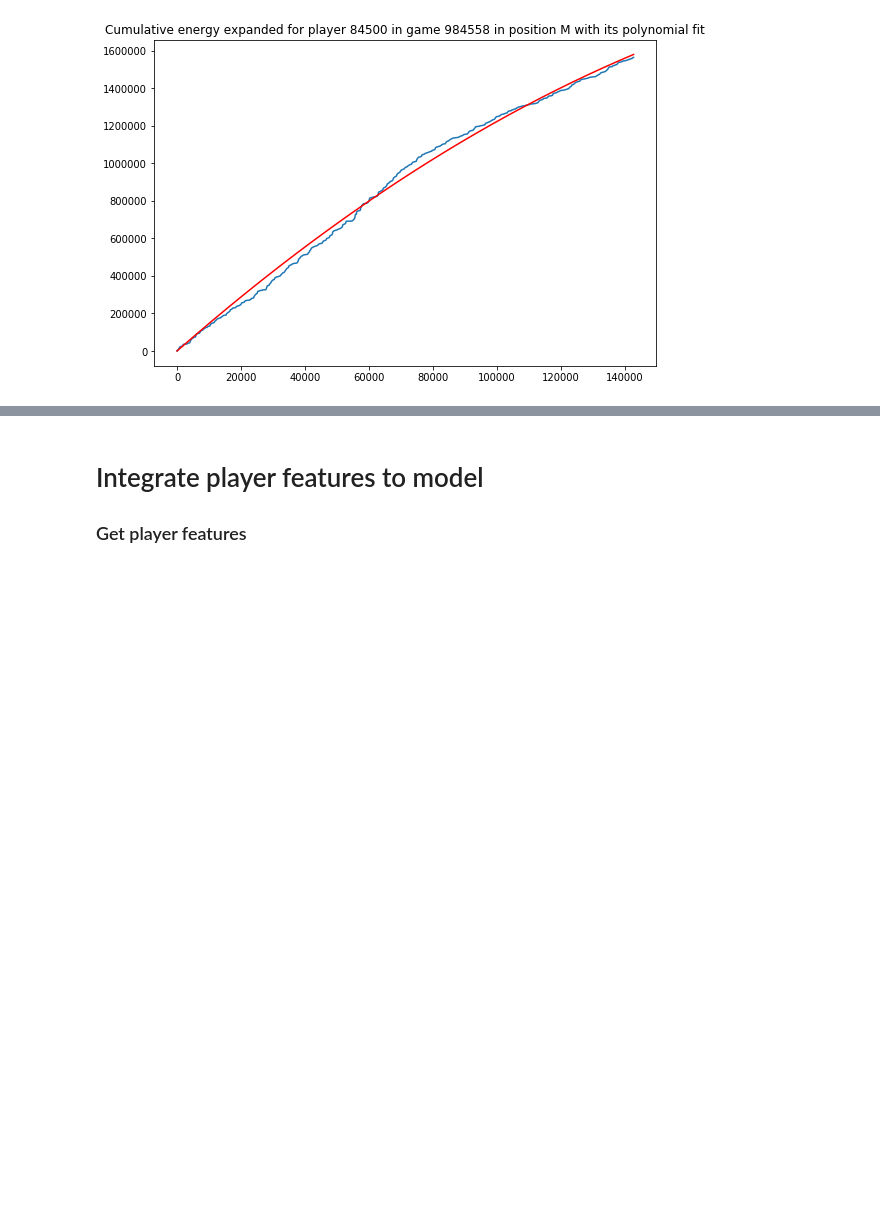
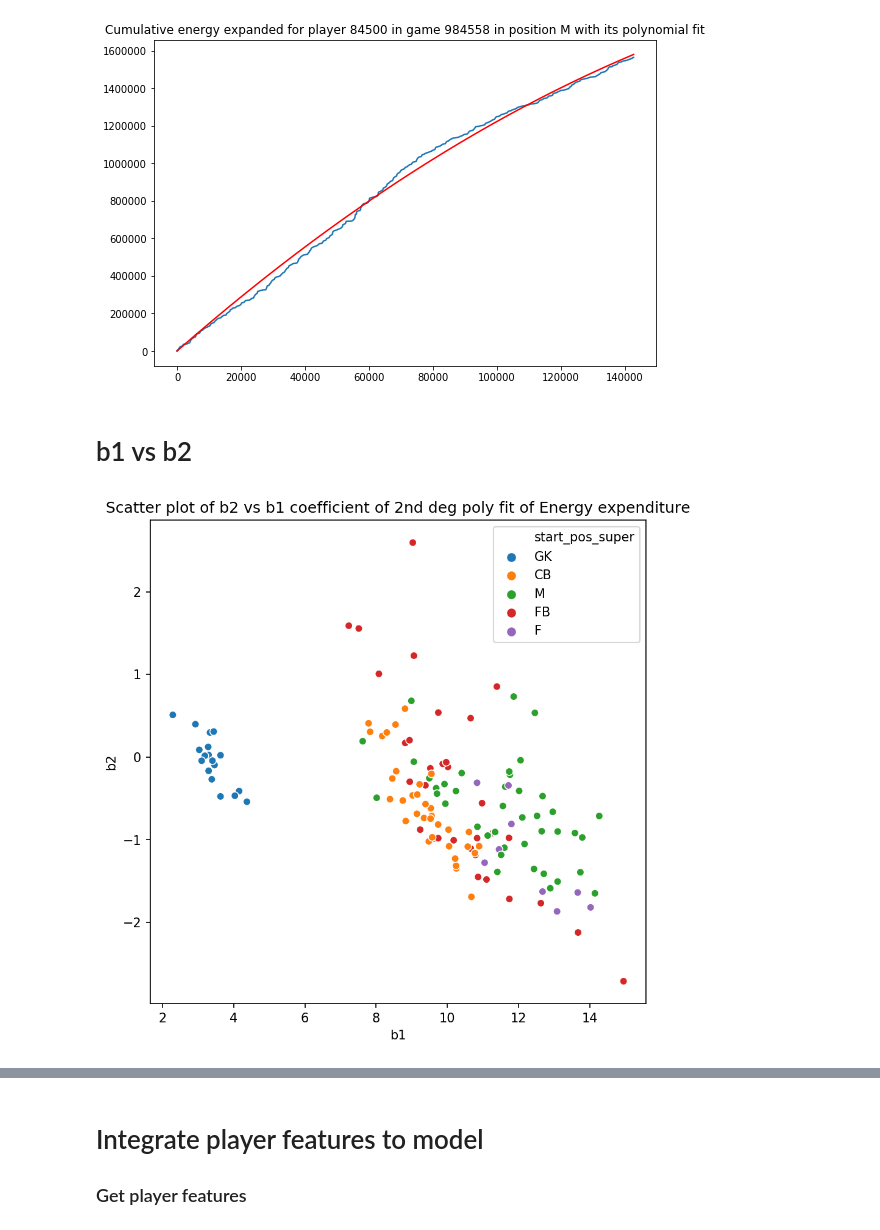
Before and after one commit to Jbalkan/SoccerTrackingData3, a Jupyter notebook: 5_Model.ipynb, the cells around one changed output, grey strips where cells are left out. Drawn from its saved outputs; the diff is of its cells as text; code cells hidden in the pictures; blank space fills up the shorter version.

```diff
--- a/5_Model.ipynb
+++ b/5_Model.ipynb
@@ -266,3 +300,5 @@ for (player_id, match_id, b1, b2, sigma_b1, sigma_b2, pos, Team) in top5_bad_b2_
 # %% [output]
 [array([0.11, 0.08, 0.07, ..., 1.1 , 1.12, 1.15])]
 [figure]
+# %% [markdown]
+# b1 vs b2
@@ -268,0 +308,9 @@ for (player_id, match_id, b1, b2, sigma_b1, sigma_b2, pos, Team) in top5_bad_b2_
+# %%
+# plot b1 vs b2
+f, ax = plt.subplots(figsize=(7, 7), dpi=150)
+sns.scatterplot(data=coefs_per_player,
+            x='b1', y='b2', hue='start_pos_super', ax=ax)
+plt.title('Scatter plot of b2 vs b1 coefficient of 2nd deg poly fit of Energy expenditure')
+plt.show()
+# %% [output]
+[figure, added]
```
Also changed, not shown: parts of 16 cells of this notebook, 2 other files.
